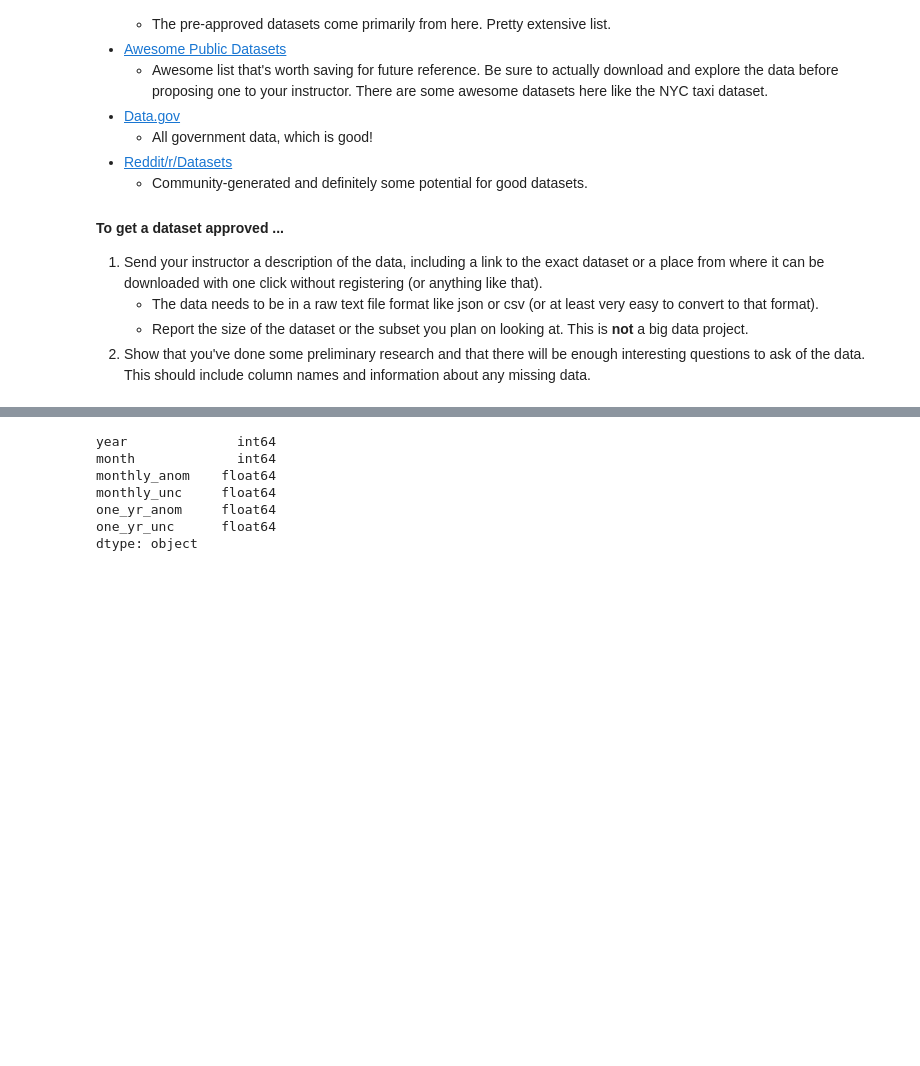
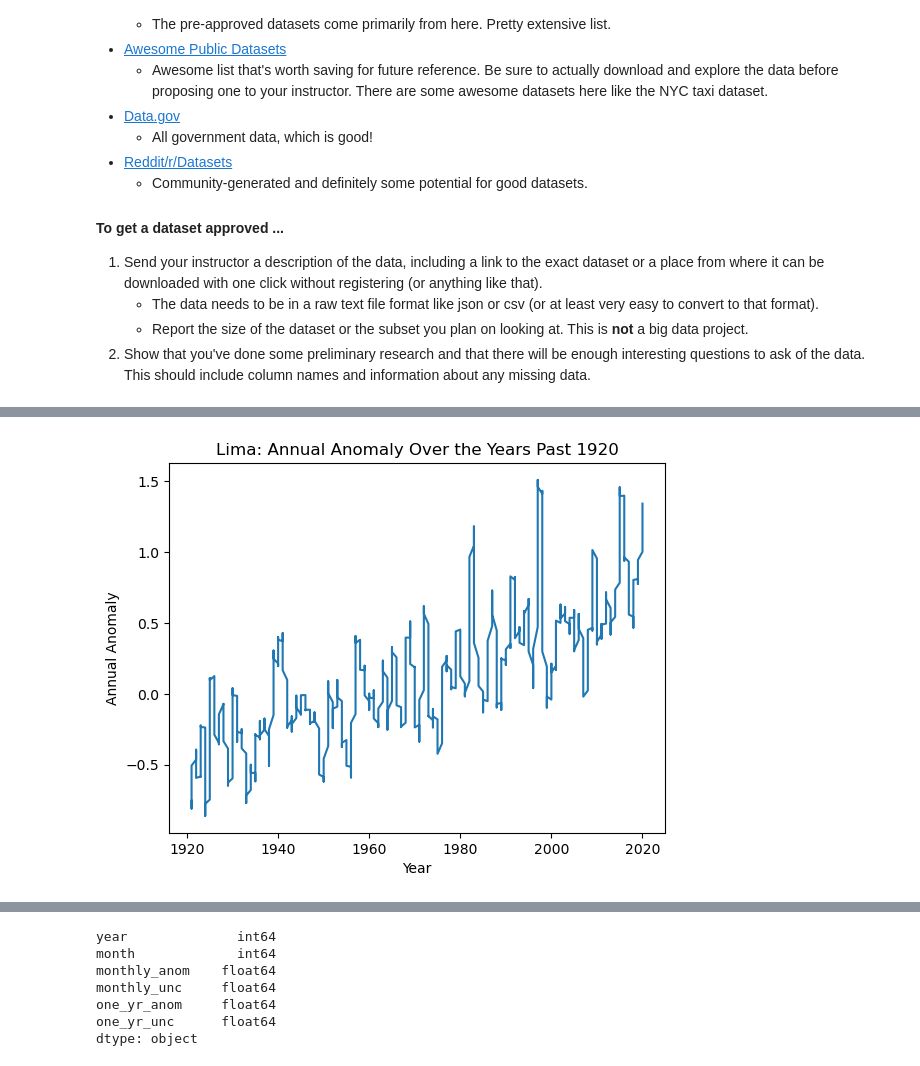
Before and after one commit to gowrath/Climate_EDA-SouthAmerica, a Jupyter notebook: Project_2_SO_JB.ipynb, the cells around one changed output, grey strips where cells are left out. Cells and saved outputs as stored; diff of their text form; code cells hidden in the pictures; blank space fills up the shorter version.

```diff
--- a/Project_2_SO_JB.ipynb
+++ b/Project_2_SO_JB.ipynb
@@ -173,0 +185,11 @@ saopaulo_data = clean_raw_data(saopaulo_data, santiago_file, 69)
+# %%
+lima_data = lima_data[(lima_data['year'] > 1920)]
+
+lima_data.set_index('year')['one_yr_anom'].plot()
+
+plt.xlabel('Year')
+plt.ylabel('Annual Anomaly')
+plt.title('Lima: Annual Anomaly Over the Years Past 1920')
+plt.show()
+# %% [output]
+[figure, added]
```
Also changed, not shown: parts of 9 cells of this notebook.
